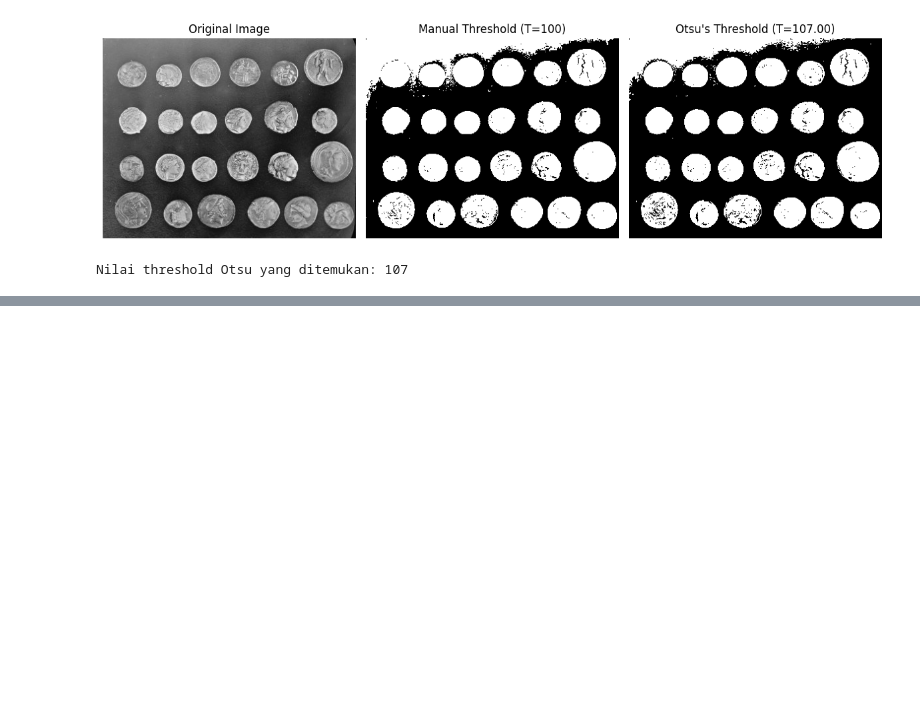
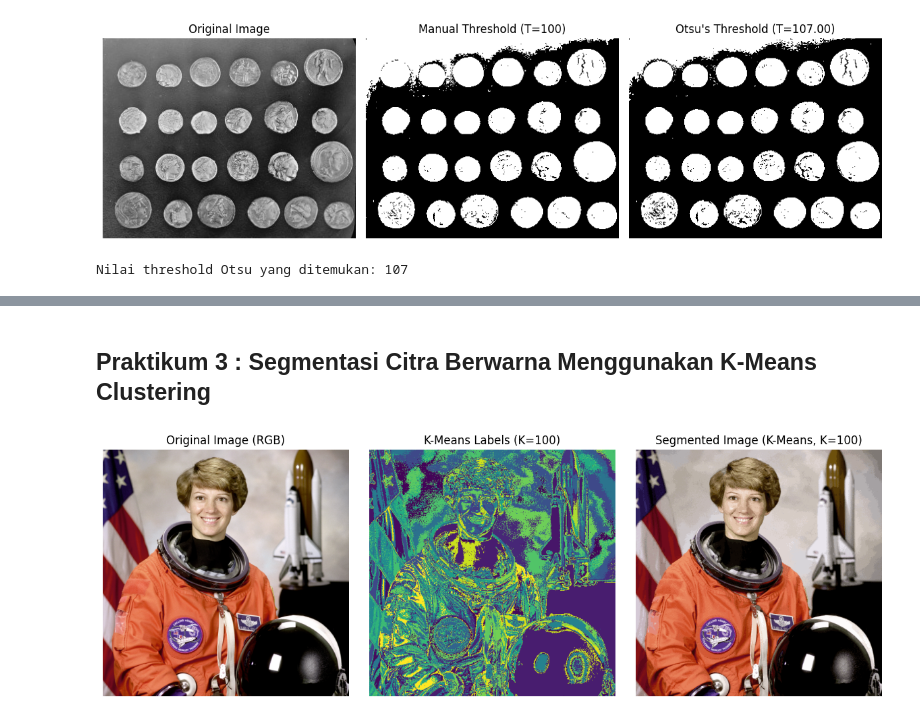
Before and after one commit to RafiArthayana/2025_Pengolahan_Citra_TI-2A, a Jupyter notebook: Jobsheet04_Pengolahan_Citra.ipynb, the cells around one changed output, grey strips where cells are left out. Saved outputs shown, nothing was run; the diff lists cells and outputs as text; code cells hidden in the pictures; blank space fills up the shorter version.

Commit message:
Segmentasi Gambar

```diff
--- a/Jobsheet04_Pengolahan_Citra.ipynb
+++ b/Jobsheet04_Pengolahan_Citra.ipynb
@@ -84,0 +91,69 @@ plt.show()
+# %% [markdown]
+## Praktikum 3 : Segmentasi Citra Berwarna Menggunakan K-Means Clustering
+# %%
+import numpy as np
+import matplotlib.pyplot as plt
+from skimage import data, io
+from sklearn.cluster import KMeans
+from skimage.color import rgb2lab, lab2rgb
+import warnings
+
+# 1. Memuat citra berwarna (contoh: astronaut)
+image_astro = data.astronaut()
+# Konversi ke float untuk perhitungan
+image_astro_float = image_astro.astype(float) / 255.0
+
+# 2. Reshape citra menjadi array piksel [jumlah_piksel, jumlah_fitur]
+# Fitur bisa RGB atau Lab. Ruang warna Lab seringkali lebih baik untuk persepsi warna.
+# Konversi ke Lab
+image_lab = rgb2lab(image_astro_float)
+rows, cols, dims = image_lab.shape
+pixel_features = image_lab.reshape(rows * cols, dims)
+
+# 3. Terapkan K-Means Clustering
+# Tentukan jumlah klaster (segmen) yang diinginkan, misal K=4
+n_clusters = 100
+kmeans = KMeans(n_clusters=n_clusters, random_state=0, n_init=10)  # n_init='auto' jika versi sklearn baru
+# Hiding FutureWarnings related to default value of n_init
+with warnings.catch_warnings():
+    warnings.simplefilter("ignore")
+    pixel_labels = kmeans.fit_predict(pixel_features)
+
+# 4. Reshape label kembali ke bentuk citra
+segmented_labels = pixel_labels.reshape(rows, cols)
+
+# 5. Buat citra tersegmentasi (warnai setiap segmen dengan warna rata-rata klaster)
+segmented_image_kmeans = np.zeros_like(image_lab)
+centers_lab = kmeans.cluster_centers_
+for k in range(n_clusters):
+    # Dapatkan piksel yang termasuk klaster k
+    cluster_pixels = (pixel_labels == k)
+    # Isi piksel tersebut di citra baru dengan warna pusat klaster k
+    mask_k = cluster_pixels.reshape(rows, cols)
+    segmented_image_kmeans[mask_k] = centers_lab[k]
+
+# Konversi kembali ke RGB untuk ditampilkan
+segmented_image_rgb = lab2rgb(segmented_image_kmeans)
+
+# 6. Visualisasi Hasil
+fig, axes = plt.subplots(ncols=3, figsize=(12, 4))
+ax = axes.ravel()
+
+ax[0].imshow(image_astro)
+ax[0].set_title('Original Image (RGB)')
+ax[0].axis('off')
+
+# Menampilkan label klaster
+ax[1].imshow(segmented_labels, cmap='viridis')  # cmap bisa diganti
+ax[1].set_title(f'K-Means Labels (K={n_clusters})')
+ax[1].axis('off')
+
+# Menampilkan citra hasil segmentasi K-Means
+ax[2].imshow(segmented_image_rgb)
+ax[2].set_title(f'Segmented Image (K-Means, K={n_clusters})')
+ax[2].axis('off')
+
+plt.tight_layout()
+plt.show()
+# %% [output]
+[figure, added]
```
Also changed, not shown: parts of 8 cells of this notebook.
